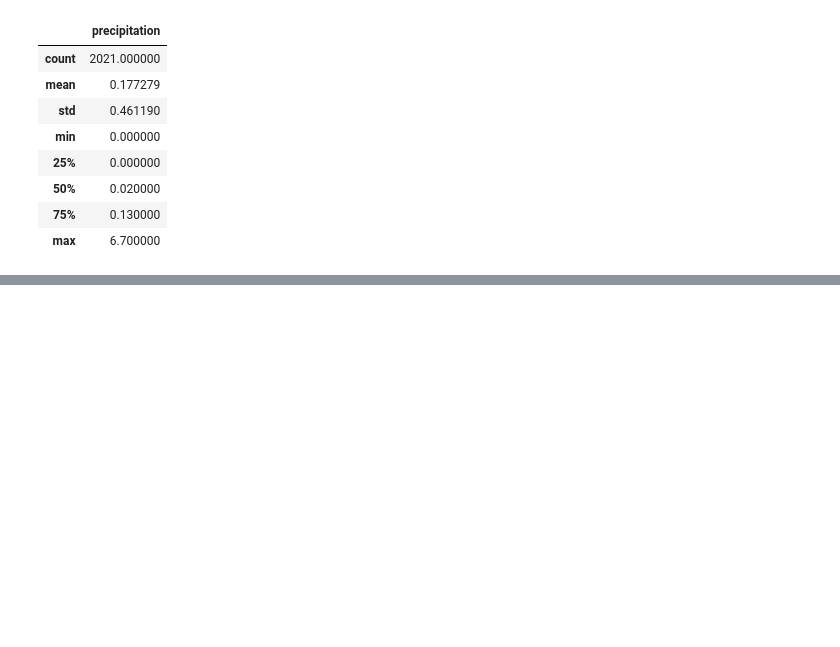
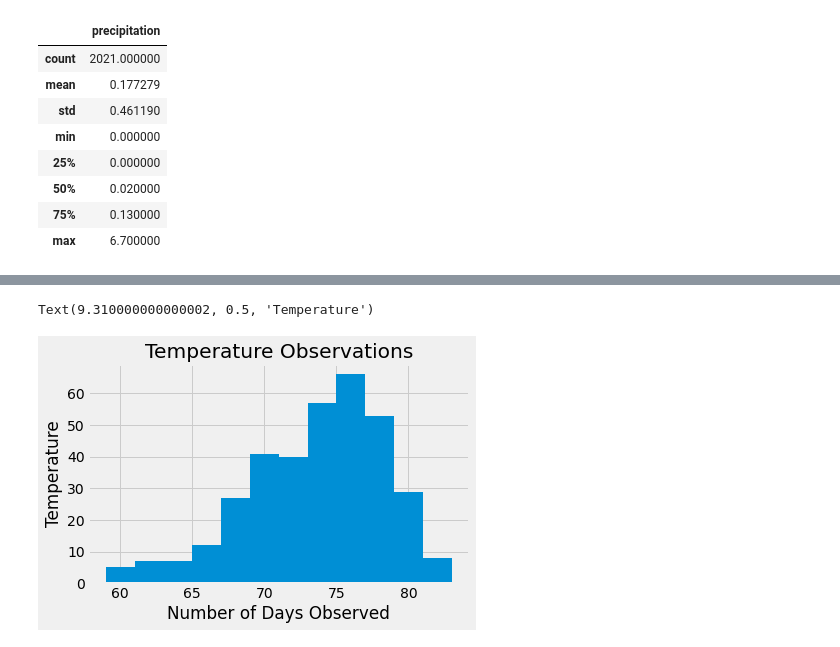
Before and after one commit to clarkb21/surfs_up, a Jupyter notebook: climate_analysis.ipynb, the cells around one changed output, grey strips where cells are left out. Drawn from its saved outputs; the diff is of its cells as text; code cells hidden in the pictures; blank space fills up the shorter version.

Commit message:
Temperature plot created

```diff
--- a/climate_analysis.ipynb
+++ b/climate_analysis.ipynb
@@ -154,0 +182,7 @@ results_df.describe()
+# %%
+#Create a query for temperature observations
+#Collecting all obvservations from specific station only during the last year, then converting it to a list
+temp_obs = session.query(Measurement.tobs).filter(Measurement.station == 'USC00519281').\
+        filter(Measurement.date >= prev_year).all()
+
+print(temp_obs)
@@ -154,0 +191,4 @@ results_df.describe()
+# %%
+#Make the above list easier to read by putting it into a df
+temp_obs_df =pd.DataFrame(temp_obs, columns =['tobs'])
+temp_obs_df
@@ -154,0 +209,10 @@ results_df.describe()
+# %%
+#Use the above dataframe to plot the temperatures
+temp_obs_df.hist(bins=12)
+plt.tight_layout()
+plt.title("Temperature Observations")
+plt.xlabel("Number of Days Observed")
+plt.ylabel("Temperature")
+# %% [output]
+Text(9.310000000000002, 0.5, 'Temperature')
+[figure, added]
```
Also changed, not shown: parts of 5 cells of this notebook.
